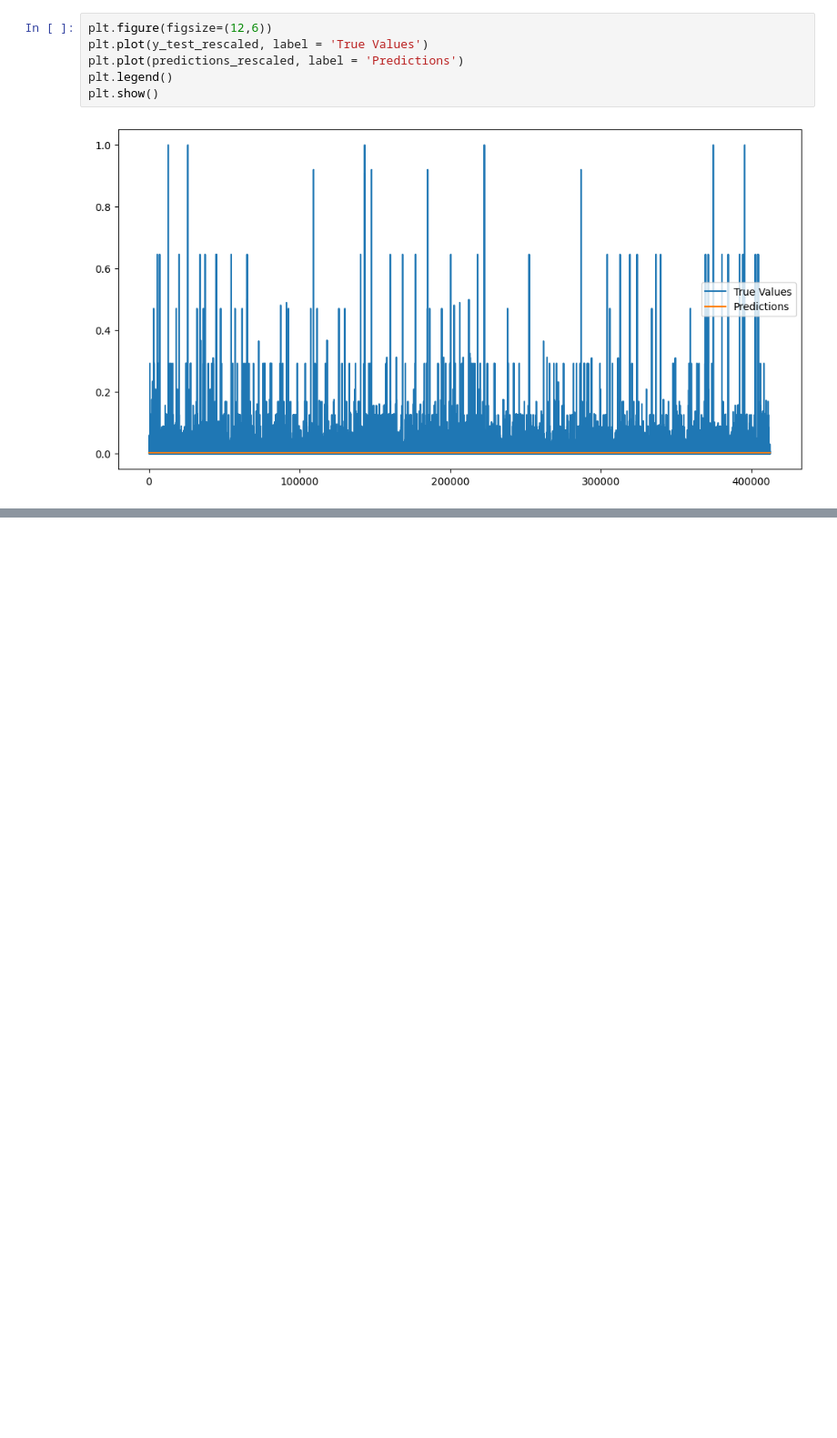
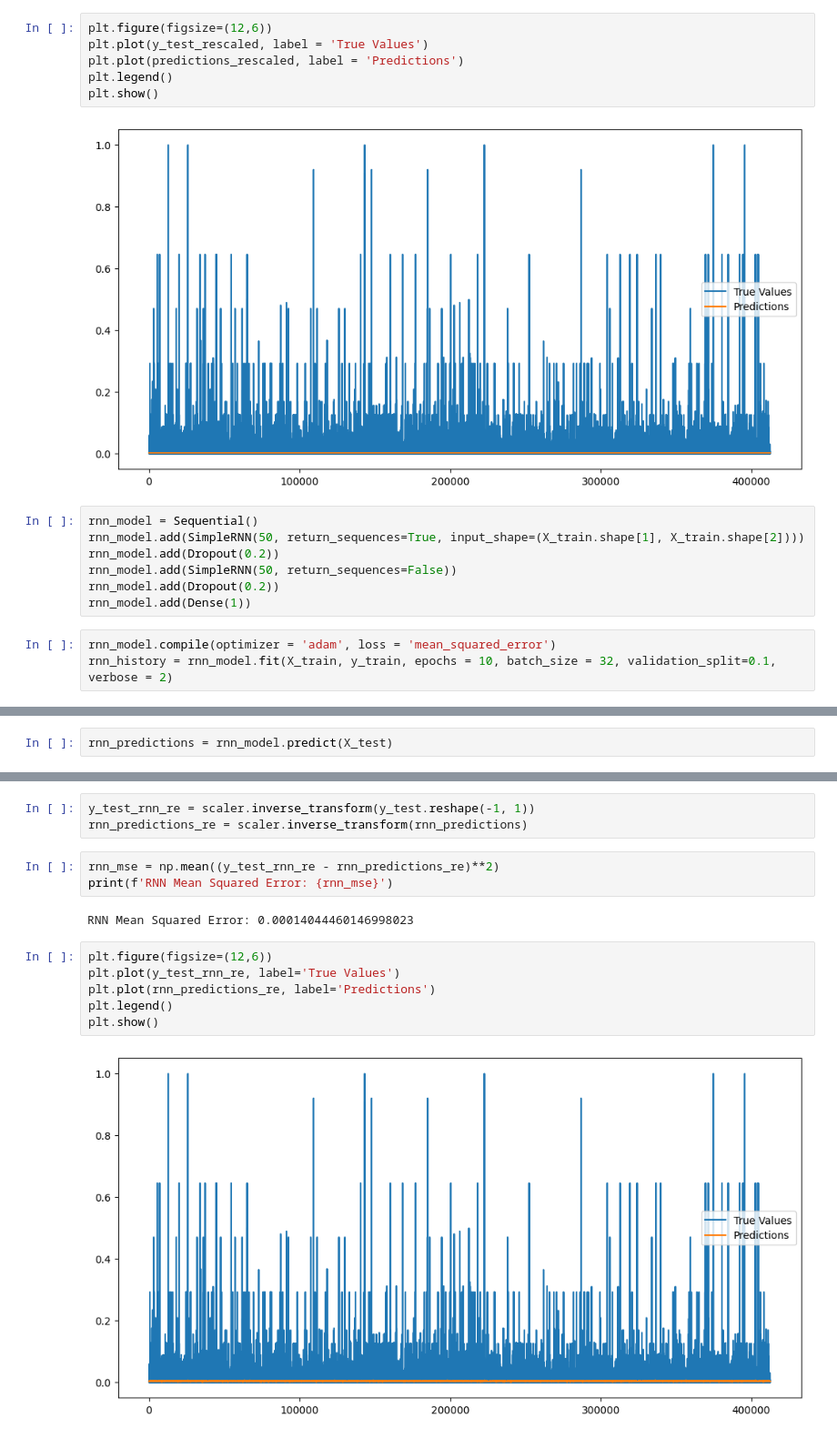
Before and after one commit to manahilnasim/HelloHarmony-Music-Recommendation, a Jupyter notebook: Data_Cleaning_&_EDA.ipynb, the cells around one changed output, grey strips where cells are left out. Shown at 91% size. Saved outputs shown, nothing was run; the diff lists cells and outputs as text; blank space fills up the shorter version.

Commit message:
RNN Model Updated

```diff
--- a/Data_Cleaning_&_EDA.ipynb
+++ b/Data_Cleaning_&_EDA.ipynb
@@ -539,3 +532,13 @@ plt.legend()
 plt.show()
 # %% [output]
 [figure]
+# %%
+rnn_model = Sequential()
+rnn_model.add(SimpleRNN(50, return_sequences=True, input_shape=(X_train.shape[1], X_train.shape[2])))
+rnn_model.add(Dropout(0.2))
+rnn_model.add(SimpleRNN(50, return_sequences=False))
+rnn_model.add(Dropout(0.2))
+rnn_model.add(Dense(1))
+# %%
+rnn_model.compile(optimizer = 'adam', loss = 'mean_squared_error')
+rnn_history = rnn_model.fit(X_train, y_train, epochs = 10, batch_size = 32, validation_split=0.1, verbose = 2)
@@ -541,0 +566,2 @@ plt.show()
+# %%
+rnn_predictions = rnn_model.predict(X_test)
@@ -541,0 +570,16 @@ plt.show()
+# %%
+y_test_rnn_re = scaler.inverse_transform(y_test.reshape(-1, 1))
+rnn_predictions_re = scaler.inverse_transform(rnn_predictions)
+# %%
+rnn_mse = np.mean((y_test_rnn_re - rnn_predictions_re)**2)
+print(f'RNN Mean Squared Error: {rnn_mse}')
+# %% [output]
+RNN Mean Squared Error: 0.00014044460146998023
+# %%
+plt.figure(figsize=(12,6))
+plt.plot(y_test_rnn_re, label='True Values')
+plt.plot(rnn_predictions_re, label='Predictions')
+plt.legend()
+plt.show()
+# %% [output]
+[figure, added]
```
Also changed, not shown: parts of 11 cells of this notebook.
